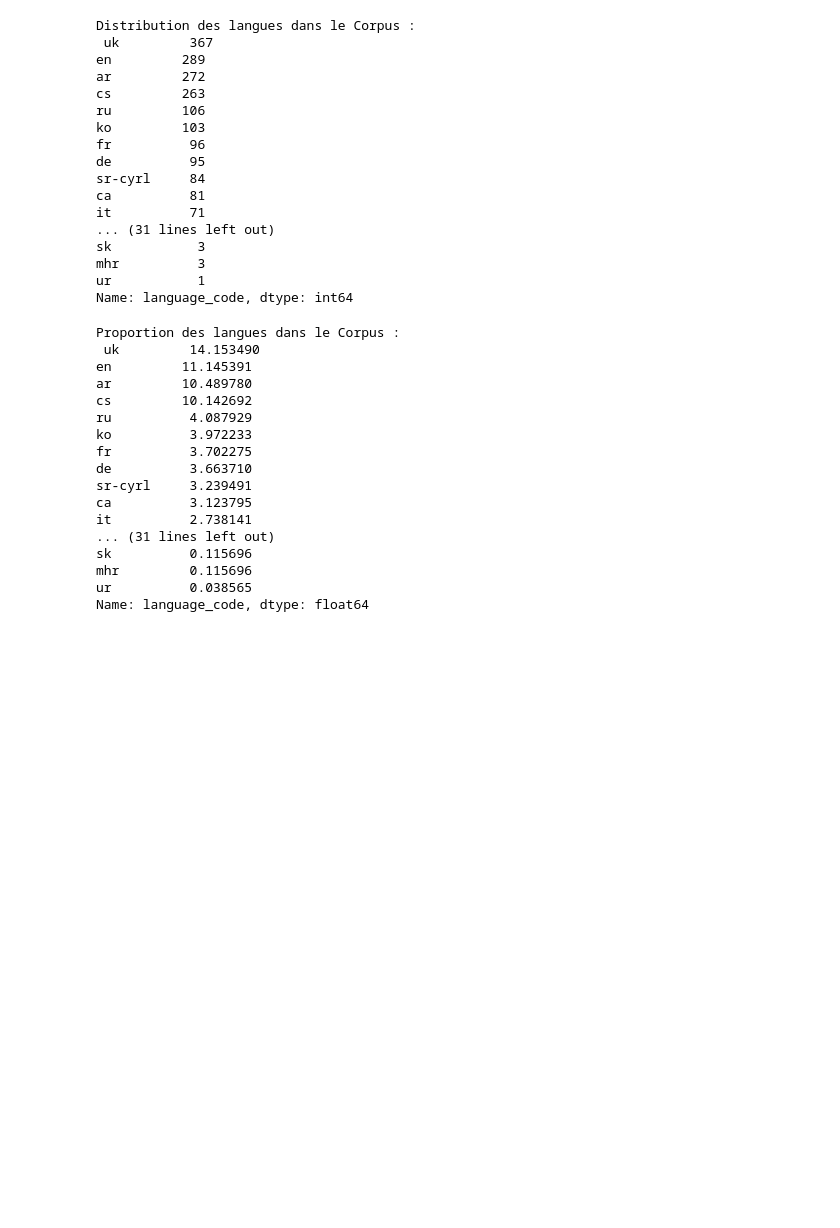
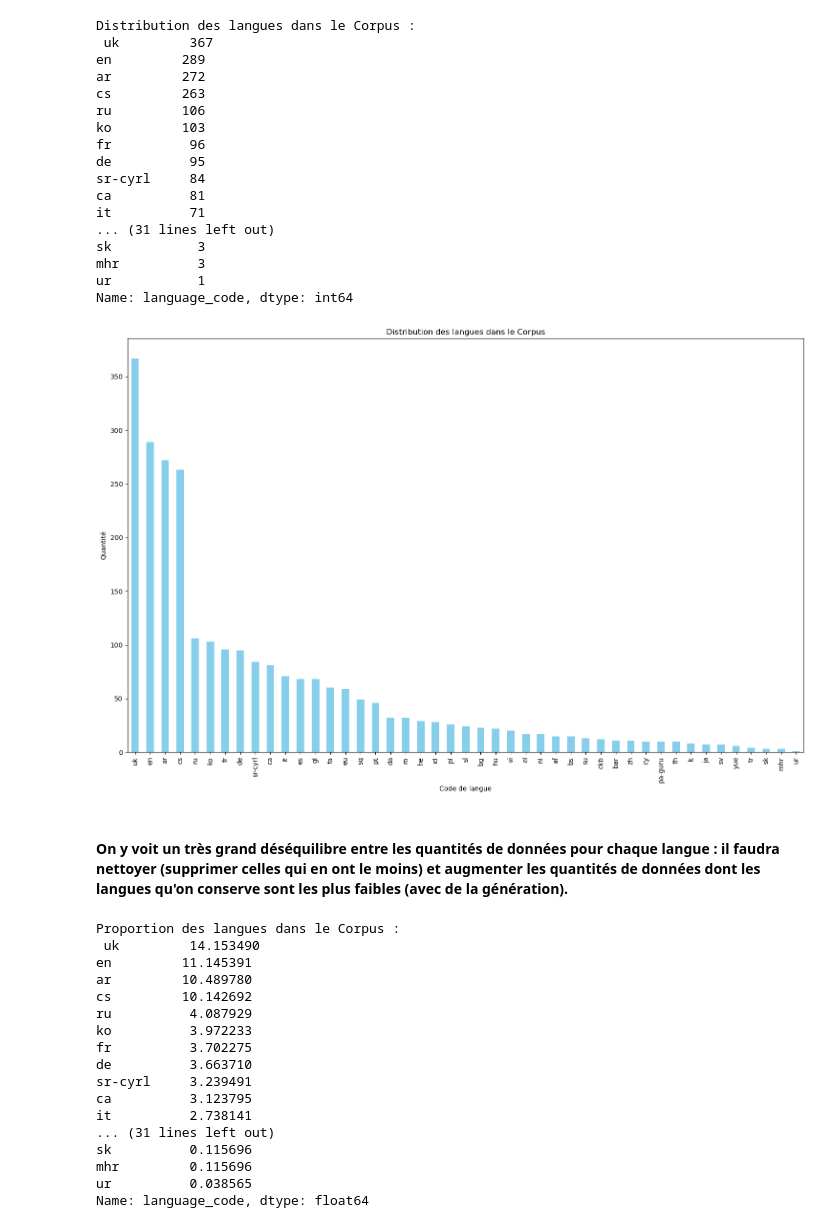
Before and after one commit to NgauvNicolas/Outils_Traitement_Corpus, a Jupyter notebook: notebooks/corpus_stats.ipynb, the cells around one changed output. Drawn from its saved outputs; the diff is of its cells as text; code cells hidden in the pictures; blank space fills up the shorter version.

Commit message:
feat: mise à jour de corpus_stats.ipynb avec ajouts de stats, nettoyage et augmentation des données et visualisations

```diff
--- a/notebooks/corpus_stats.ipynb
+++ b/notebooks/corpus_stats.ipynb
@@ -65,6 +92,27 @@ sk           3
 mhr          3
 ur           1
 Name: language_code, dtype: int64
+# %%
+# Création du graphique en barres
+plt.figure(figsize=(15, 10))
+distribution_valeurs.plot(kind="bar", color="skyblue")
+plt.xlabel("Code de langue")
+plt.ylabel("Quantité")
+plt.title("Distribution des langues dans le Corpus")
+plt.xticks(
+    rotation=90
+)  # Rotation des étiquettes de l'axe x pour une meilleure lisibilité
+plt.tight_layout()
+
+# Sauvegarder le graphique
+plt.savefig("../results/distribution_langues_avant_nettoyage_augmentation.png")
+
+# Affichage du graphique
+plt.show()
+# %% [output]
+[figure, added]
+# %% [markdown]
+#### On y voit un très grand déséquilibre entre les quantités de données pour chaque langue : il faudra nettoyer (supprimer celles qui en ont le moins) et augmenter les quantités de données dont les langues qu'on conserve sont les plus faibles (avec de la génération).
 # %%
 # Calculer le nombre total de lignes dans le corpus
 total_lignes = len(df)
```
Also changed, not shown: parts of 39 cells of this notebook.
